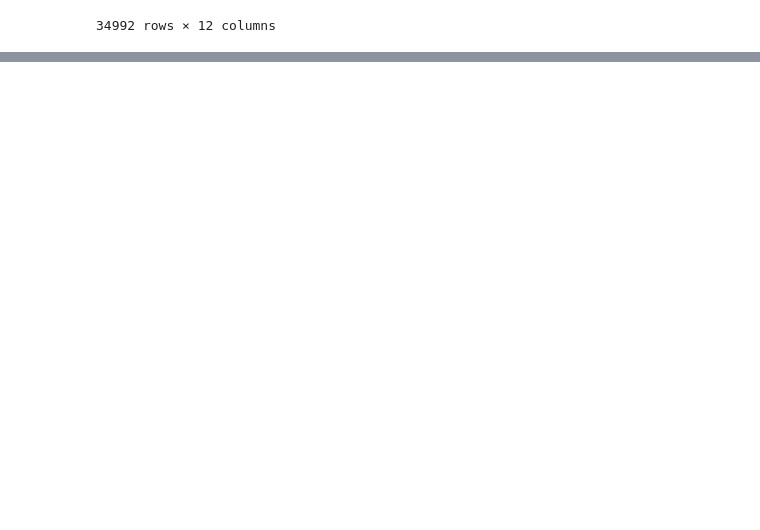
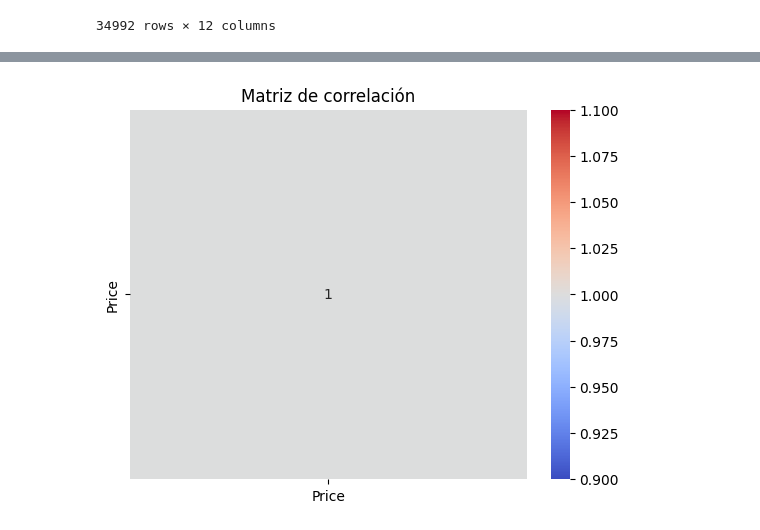
Before and after one commit to MariaJoseCamacho/repositorio_clase, a Jupyter notebook: 03_Analisis_de_Datos/src_MariaJoseCamachoCano/notebooks/eda4.ipynb, the cells around one changed output, grey strips where cells are left out. Cells and saved outputs as stored; diff of their text form; code cells hidden in the pictures; blank space fills up the shorter version.

```diff
--- a/03_Analisis_de_Datos/src_MariaJoseCamachoCano/notebooks/eda4.ipynb
+++ b/03_Analisis_de_Datos/src_MariaJoseCamachoCano/notebooks/eda4.ipynb
@@ -19,0 +46,16 @@ df3
+# %%
+## 4.1 Limpiar columna de precios
+# Reemplazar valores no numéricos como 'Free' por NaN
+df3['Price'] = df3['Price'].replace({'Free': np.nan, '[\\$,]': ''}, regex=True)
+
+# Convertir a tipo float (ahora los valores no numéricos se han convertido en NaN)
+df3['Price'] = pd.to_numeric(df3['Price'], errors='coerce')
+
+# Verificamos los valores nulos
+print(df3['Price'].isnull().sum())
+
+## 4.2 Convertir fechas a formato datetime
+df3['publish_date'] = pd.to_datetime(df3['publish_date'], errors='coerce')
+
+## 4.3 Valores nulos en otras columnas
+print(df3.isnull().sum())
@@ -19,0 +77,3 @@ df3
+# %%
+# Imputación (ejemplo: sustituimos nulos de 'Rating' por 'Unrated')
+df3['Rating'] = df3['Rating'].fillna('Unrated')
@@ -19,0 +138,8 @@ df3
+# %%
+## 6.3 Correlación (si hay otras variables numéricas)
+numeric_cols = df3.select_dtypes(include=[np.number])
+sns.heatmap(numeric_cols.corr(), annot=True, cmap='coolwarm')
+plt.title('Matriz de correlación')
+plt.show();
+# %% [output]
+[figure, added]
```
Also changed, not shown: parts of 11 cells of this notebook, 2 other files.
